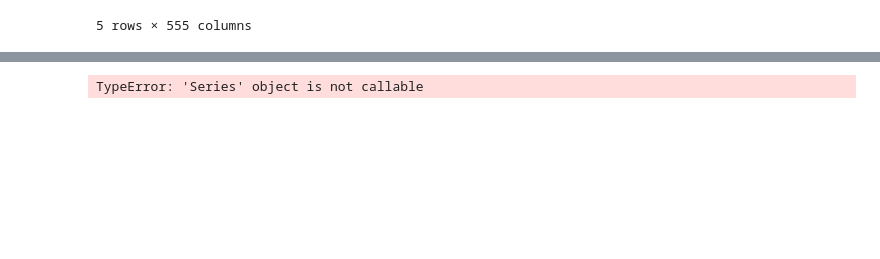
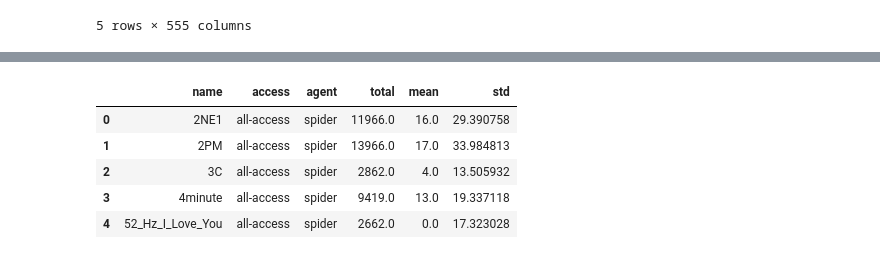
Before and after one commit to marcosscarpim/INF_0619_Final, a Jupyter notebook: Cluster.ipynb, the cells around one changed output, grey strips where cells are left out. Cells and saved outputs as stored; diff of their text form; code cells hidden in the pictures; blank space fills up the shorter version.

```diff
--- a/Cluster.ipynb
+++ b/Cluster.ipynb
@@ -118,44 +34,20 @@ TypeError: translate() takes exactly one argument (2 given)
-# %%
-import string
-import collections
-
-from nltk import word_tokenize
-from nltk.stem import PorterStemmer
-from nltk.corpus import stopwords
-from sklearn.cluster import KMeans
-from sklearn.feature_extraction.text import TfidfVectorizer
-from pprint import pprint
-
-documents = data.loc[:,'name']
-vectorizer = TfidfVectorizer(tokenizer=documents,
-                            stop_words=stopwords.words('english'),
-                            max_df=0.5,
-                            min_df=0.1,
-                            lowercase=True)
-X = vectorizer.fit_transform(documents)
-
-true_k = 5
-model = KMeans(n_clusters=true_k, init='k-means++', max_iter=100, n_init=1)
-model.fit(X)
-
-print("Top terms per cluster:")
-order_centroids = model.cluster_centers_.argsort()[:, ::-1]
-terms = vectorizer.get_feature_names()
-for i in range(true_k):
-    print("Cluster %d:" % i),
-    for ind in order_centroids[i, :10]:
-        print(' %s' % terms[ind]),
-    print
-
-print("\n")
-print("Prediction")
-
-Y = vectorizer.transform(["chrome browser to open."])
-prediction = model.predict(Y)
-print(prediction)
-
-Y = vectorizer.transform(["My cat is hungry."])
-prediction = model.predict(Y)
-print(prediction)
-# %% [output]
-TypeError: 'Series' object is not callable
+# %%
+data.insert(loc=4, column='total', value=pd.Series(data.loc[:,'2015-07-01':].sum(axis=1)))
+data.insert(loc=5, column='mean', value=pd.Series(data.loc[:,'2015-07-01':].median(axis=1)))
+data.insert(loc=6, column='std', value=pd.Series(data.loc[:,'2015-07-01':].std(axis=1)))
+data = data.drop(['project'], axis=1)
+
+#drop all day data
+data = data.loc[:,:'std']
+
+#drop total <= 1000
+data = data[data.total >= 1000.0]
+#print(data)
+data.head()
+# %% [output]
+|  | name | access | agent | total | mean | std |
+| 0 | 2NE1 | all-access | spider | 11966.0 | 16.0 | 29.390758 |
+| 1 | 2PM | all-access | spider | 13966.0 | 17.0 | 33.984813 |
+| 2 | 3C | all-access | spider | 2862.0 | 4.0 | 13.505932 |
+| 3 | 4minute | all-access | spider | 9419.0 | 13.0 | 19.337118 |
+| 4 | 52_Hz_I_Love_You | all-access | spider | 2662.0 | 0.0 | 17.323028 |
```
Also changed, not shown: parts of 7 cells of this notebook.
